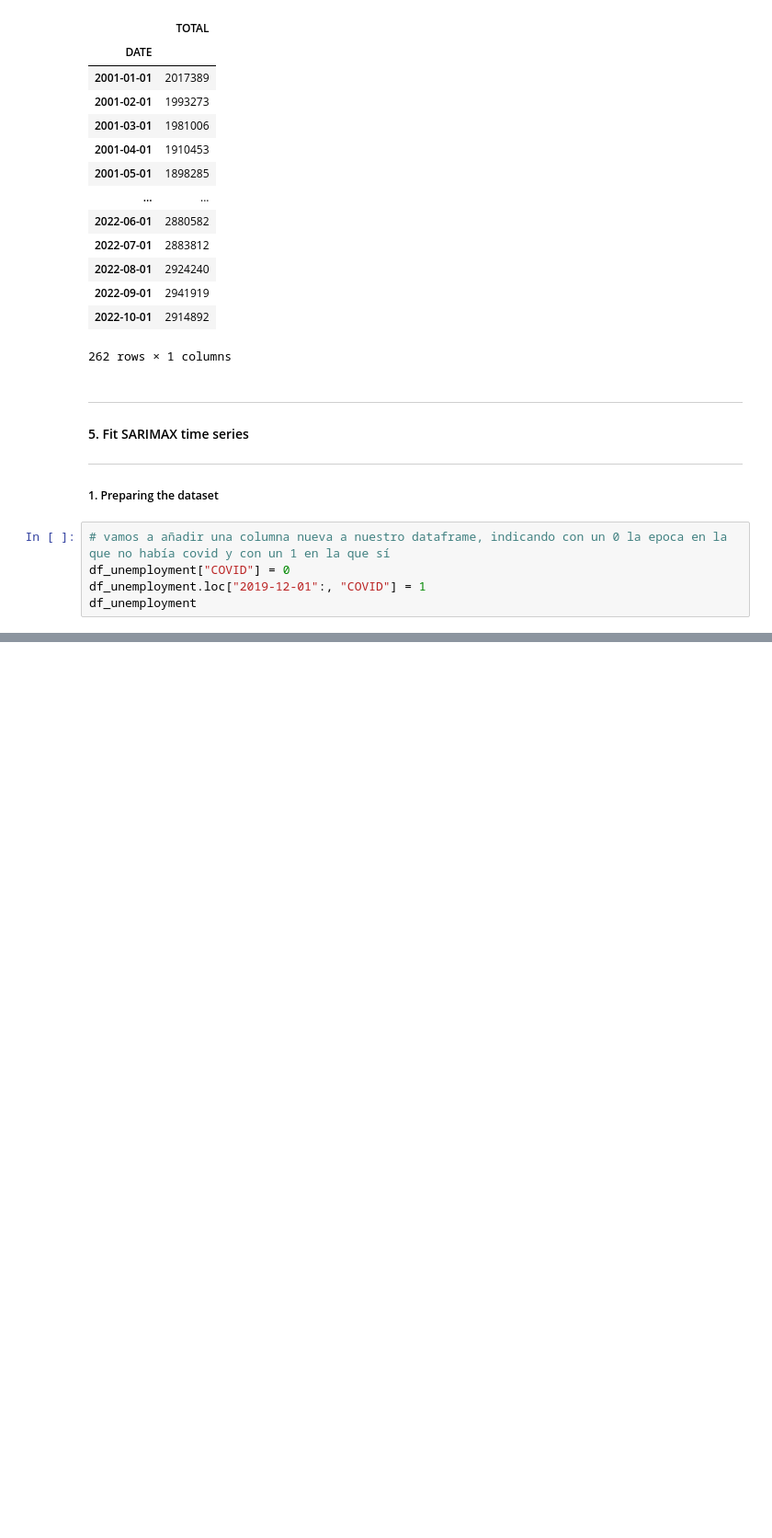
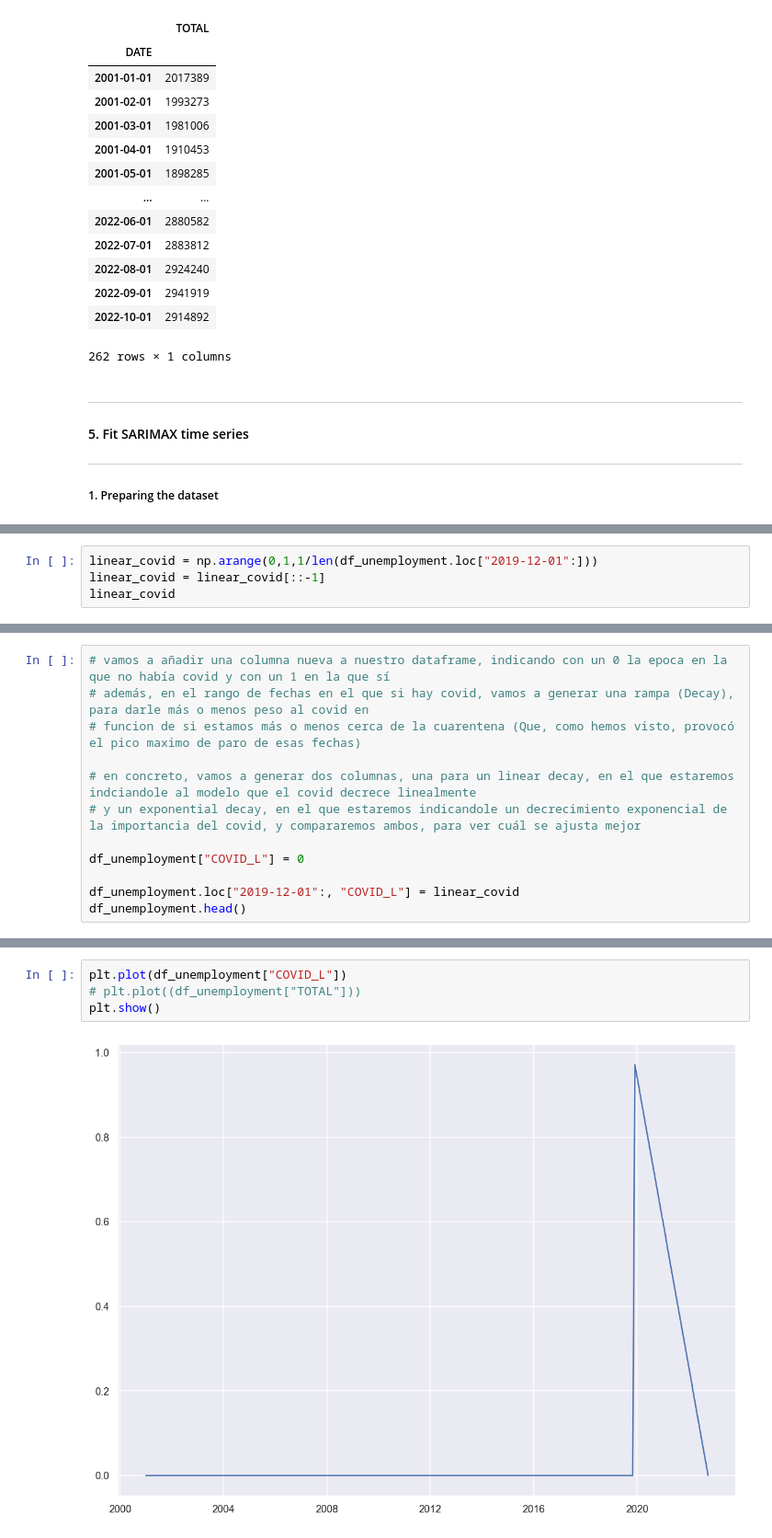
Before and after one commit to MartaSimon/ML_A2, a Jupyter notebook: scriptMarta.ipynb, the cells around one changed output, grey strips where cells are left out. Shown at 92% size. Cells and saved outputs as stored; diff of their text form; blank space fills up the shorter version.

```diff
--- a/scriptMarta.ipynb
+++ b/scriptMarta.ipynb
@@ -408,8 +408,3 @@ df_unemployment
 #### 5. Fit SARIMAX time series
 ---
 ##### 1. Preparing the dataset
-# %%
-# vamos a añadir una columna nueva a nuestro dataframe, indicando con un 0 la epoca en la que no había covid y con un 1 en la que sí
-df_unemployment["COVID"] = 0
-df_unemployment.loc["2019-12-01":, "COVID"] = 1
-df_unemployment
@@ -430,0 +411,4 @@ df_unemployment
+# %%
+linear_covid = np.arange(0,1,1/len(df_unemployment.loc["2019-12-01":]))
+linear_covid = linear_covid[::-1]
+linear_covid
@@ -430,0 +423,12 @@ df_unemployment
+# %%
+# vamos a añadir una columna nueva a nuestro dataframe, indicando con un 0 la epoca en la que no había covid y con un 1 en la que sí
+# además, en el rango de fechas en el que si hay covid, vamos a generar una rampa (Decay), para darle más o menos peso al covid en
+# funcion de si estamos más o menos cerca de la cuarentena (Que, como hemos visto, provocó el pico maximo de paro de esas fechas)
+
+# en concreto, vamos a generar dos columnas, una para un linear decay, en el que estaremos indciandole al modelo que el covid decrece linealmente
+# y un exponential decay, en el que estaremos indicandole un decrecimiento exponencial de la importancia del covid, y compararemos ambos, para ver cuál se ajusta mejor
+
+df_unemployment["COVID_L"] = 0
+
+df_unemployment.loc["2019-12-01":, "COVID_L"] = linear_covid
+df_unemployment.head()
@@ -430,0 +443,6 @@ df_unemployment
+# %%
+plt.plot(df_unemployment["COVID_L"])
+# plt.plot((df_unemployment["TOTAL"]))
+plt.show()
+# %% [output]
+[figure, added]
```
Also changed, not shown: parts of 13 cells of this notebook.
